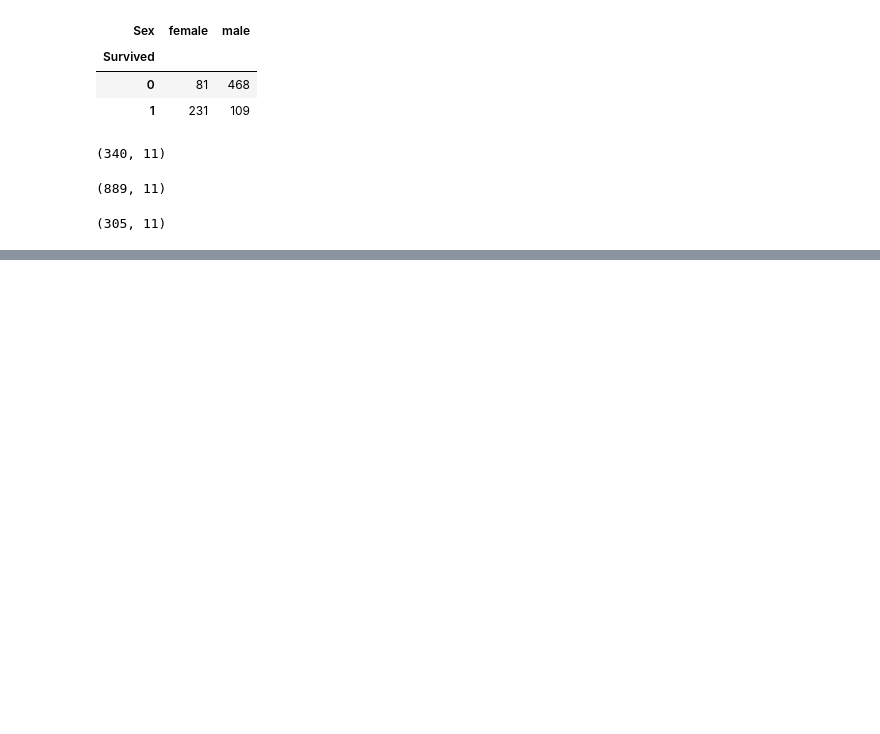
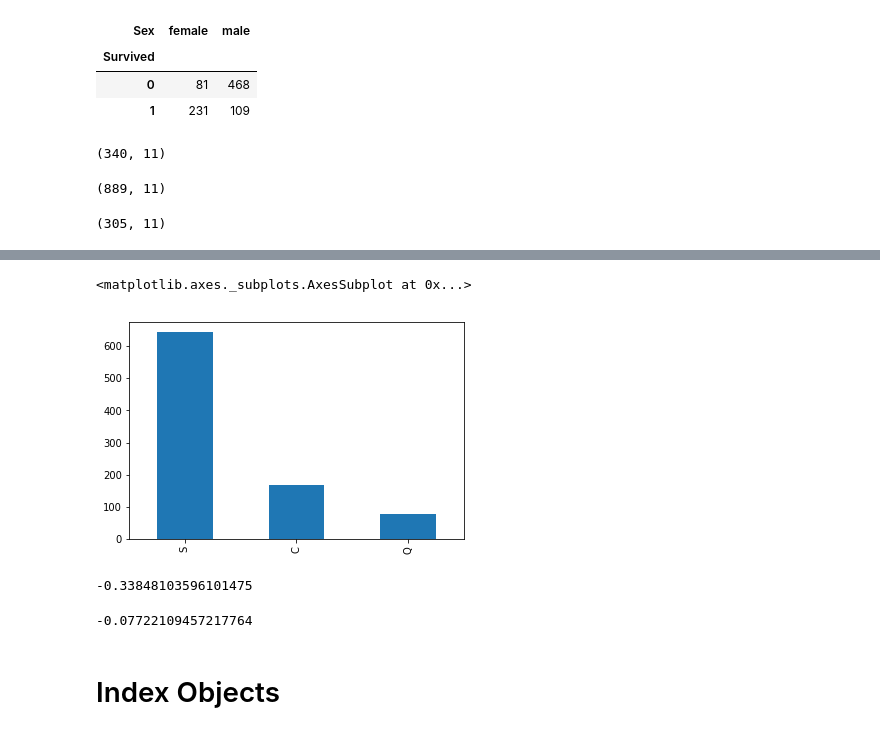
Before and after one commit to Huang-Renpeng/wanmen_newgame, a Jupyter notebook: Pandas.ipynb, the cells around one changed output, grey strips where cells are left out. Drawn from its saved outputs; the diff is of its cells as text; code cells hidden in the pictures; blank space fills up the shorter version.

```diff
--- a/Pandas.ipynb
+++ b/Pandas.ipynb
@@ -514,0 +527,15 @@ df3.shape
+# %%
+df['Embarked'].value_counts().plot.bar()
+# %% [output]
+<matplotlib.axes._subplots.AxesSubplot at 0x...>
+[figure, added]
+# %%
+df['Survived'].corr(df['Pclass'])  # .corr()相关性，'-1'是负相关，'+1'是正相关
+# %% [output]
+-0.33848103596101475
+# %%
+df['Survived'].corr(df['Age'])
+# %% [output]
+-0.07722109457217764
+# %% [markdown]
+# Index Objects
```
Also changed, not shown: parts of 79 cells of this notebook, 5 other files.
